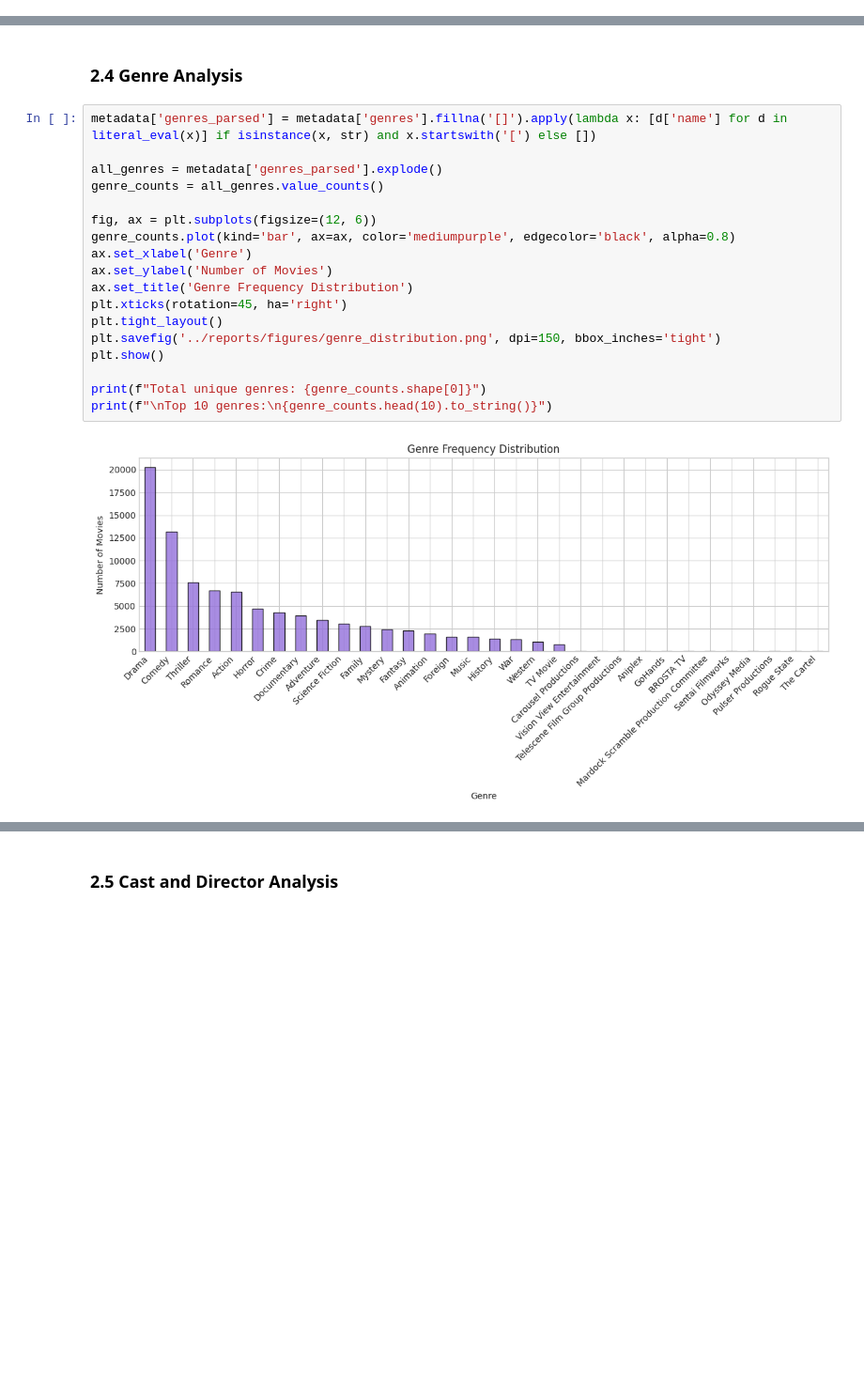
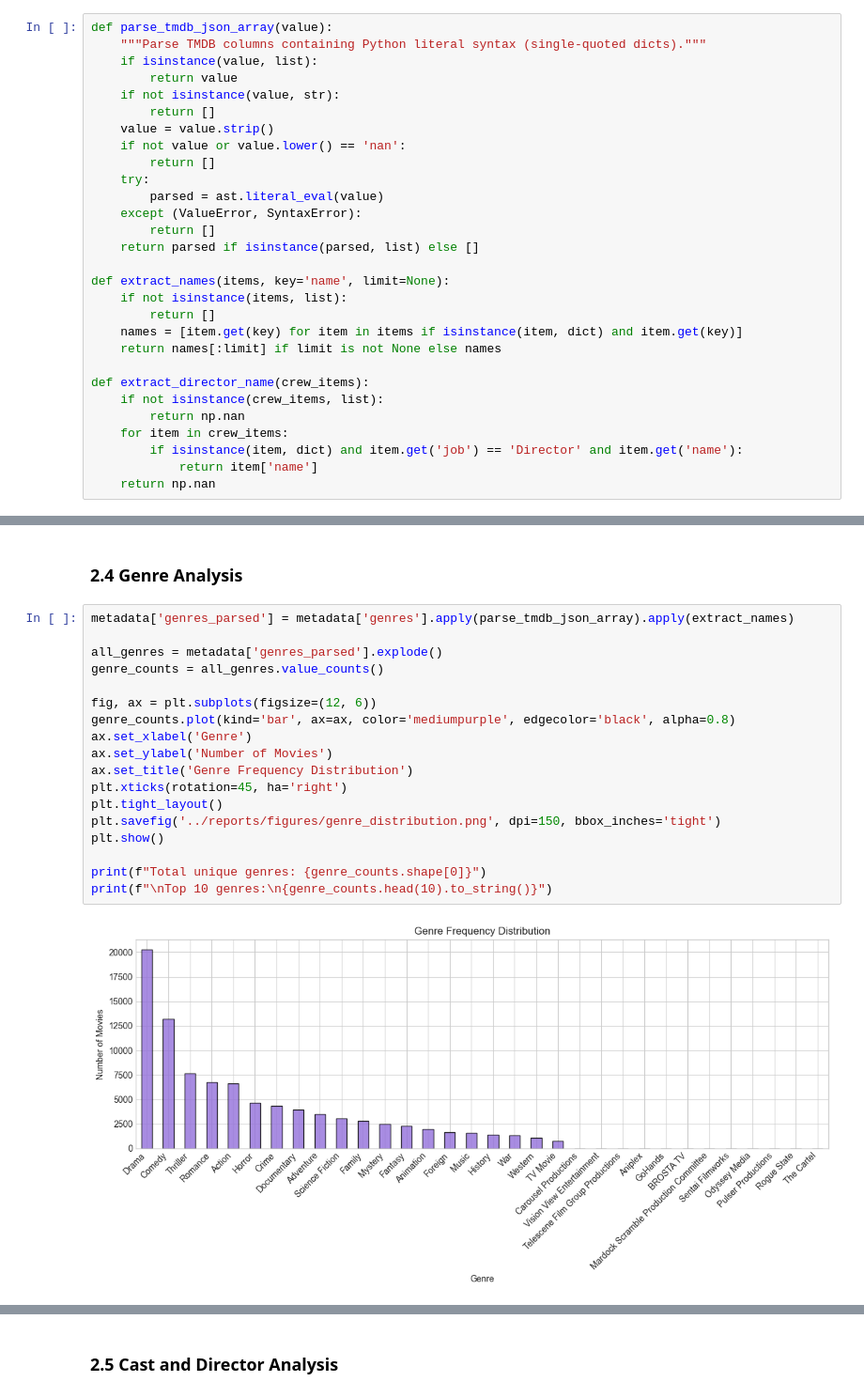
Before and after one commit to riso1410/ISA-Movie-Recommendation, a Jupyter notebook: notebooks/experiments.ipynb, the cells around one changed output, grey strips where cells are left out. Shown at 94% size. Saved outputs shown, nothing was run; the diff lists cells and outputs as text; blank space fills up the shorter version.

```diff
--- a/notebooks/experiments.ipynb
+++ b/notebooks/experiments.ipynb
@@ -29,6 +29,35 @@ from src.models.predict_model import ContentBasedRecommender
 warnings.filterwarnings('ignore')
 %matplotlib inline
 plt.style.use('seaborn-v0_8-whitegrid')
+# %%
+def parse_tmdb_json_array(value):
+    """Parse TMDB columns containing Python literal syntax (single-quoted dicts)."""
+    if isinstance(value, list):
+        return value
+    if not isinstance(value, str):
+        return []
+    value = value.strip()
+    if not value or value.lower() == 'nan':
+        return []
+    try:
+        parsed = ast.literal_eval(value)
+    except (ValueError, SyntaxError):
+        return []
+    return parsed if isinstance(parsed, list) else []
+
+def extract_names(items, key='name', limit=None):
+    if not isinstance(items, list):
+        return []
+    names = [item.get(key) for item in items if isinstance(item, dict) and item.get(key)]
+    return names[:limit] if limit is not None else names
+
+def extract_director_name(crew_items):
+    if not isinstance(crew_items, list):
+        return np.nan
+    for item in crew_items:
+        if isinstance(item, dict) and item.get('job') == 'Director' and item.get('name'):
+            return item['name']
+    return np.nan
 # %% [markdown]
 ## 1. Data Loading
 # %%
@@ -166,25 +195,25 @@ Movies with 0 votes: 2899
 # %% [markdown]
 ### 2.4 Genre Analysis
 # %%
-metadata['genres_parsed'] = metadata['genres'].fillna('[]').apply(lambda x: [d['name'] for d in literal_eval(x)] if isinstance(x, str) and x.startswith('[') else [])
+metadata['genres_parsed'] = metadata['genres'].apply(parse_tmdb_json_array).apply(extract_names)
 
 all_genres = metadata['genres_parsed'].explode()
 genre_counts = all_genres.value_counts()
 
 fig, ax = plt.subplots(figsize=(12, 6))
 genre_counts.plot(kind='bar', ax=ax, color='mediumpurple', edgecolor='black', alpha=0.8)
 ax.set_xlabel('Genre')
 ax.set_ylabel('Number of Movies')
 ax.set_title('Genre Frequency Distribution')
 plt.xticks(rotation=45, ha='right')
 plt.tight_layout()
 plt.savefig('../reports/figures/genre_distribution.png', dpi=150, bbox_inches='tight')
 plt.show()
 
 print(f"Total unique genres: {genre_counts.shape[0]}")
 print(f"\nTop 10 genres:\n{genre_counts.head(10).to_string()}")
 # %% [output]
-[figure, old version]
+[figure, new version]
 Total unique genres: 32
 
 Top 10 genres:
```
Also changed, not shown: parts of 13 cells of this notebook, 24 other files.
